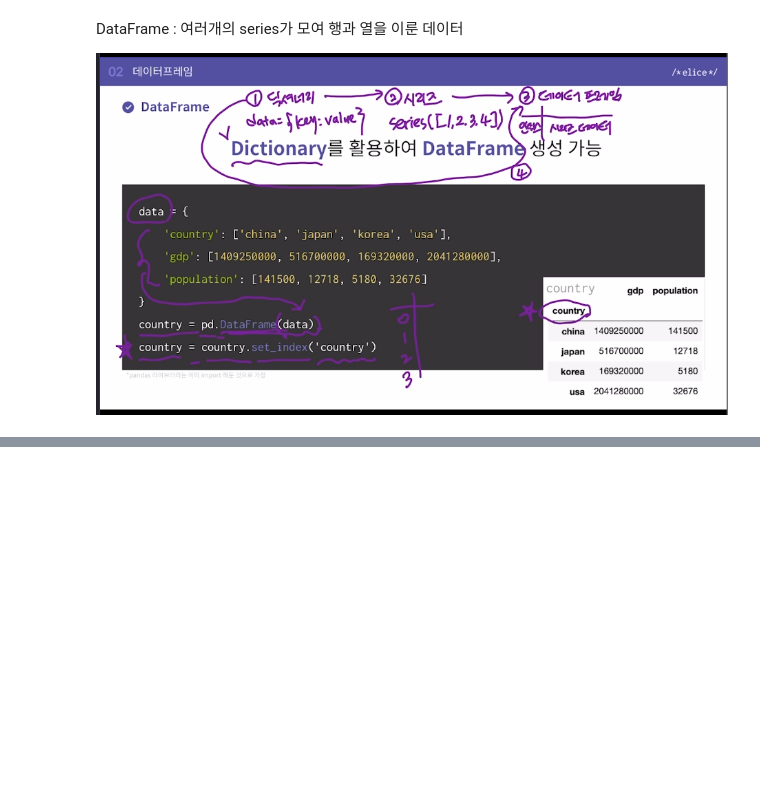
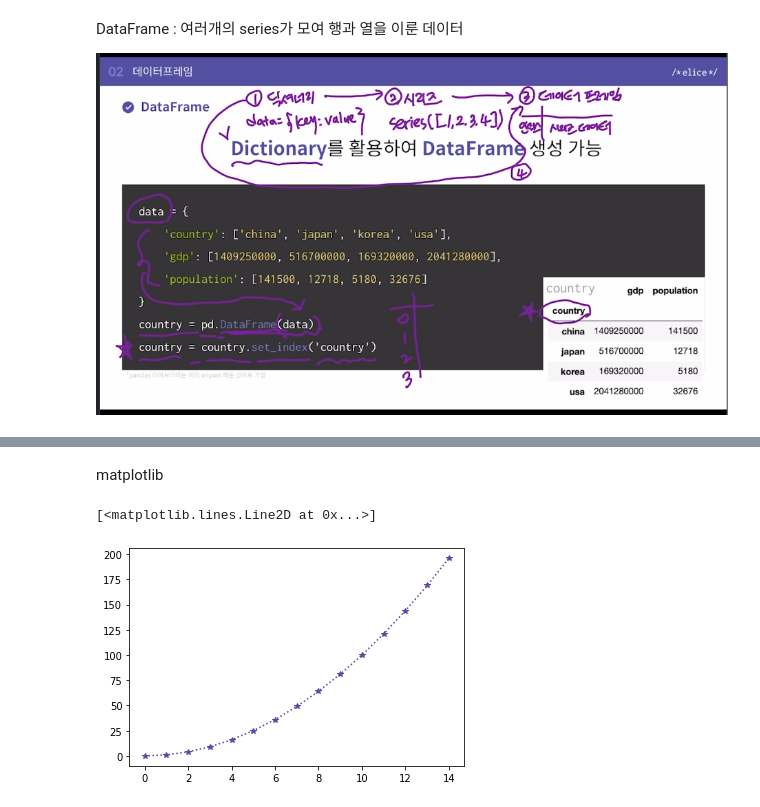
Before and after one commit to sanmaru11/Data_Analysis, a Jupyter notebook: data_lib.ipynb, the cells around one changed output, grey strips where cells are left out. Cells and saved outputs as stored; diff of their text form; code cells hidden in the pictures; blank space fills up the shorter version.

```diff
--- a/data_lib.ipynb
+++ b/data_lib.ipynb
@@ -281,0 +773,18 @@ usa         32676  2041280000
+# %% [markdown]
+matplotlib
+# %%
+import matplotlib.pyplot as plt
+# Line plot
+
+fig, ax = plt.subplots()
+x = np.arange(15)
+y = x ** 2
+ax.plot(
+    x, y,
+    linestyle=":",
+    marker="*",
+    color="#524FA1"
+)
+# %% [output]
+[<matplotlib.lines.Line2D at 0x...>]
+[figure, added]
```
Also changed, not shown: parts of 50 cells of this notebook.
